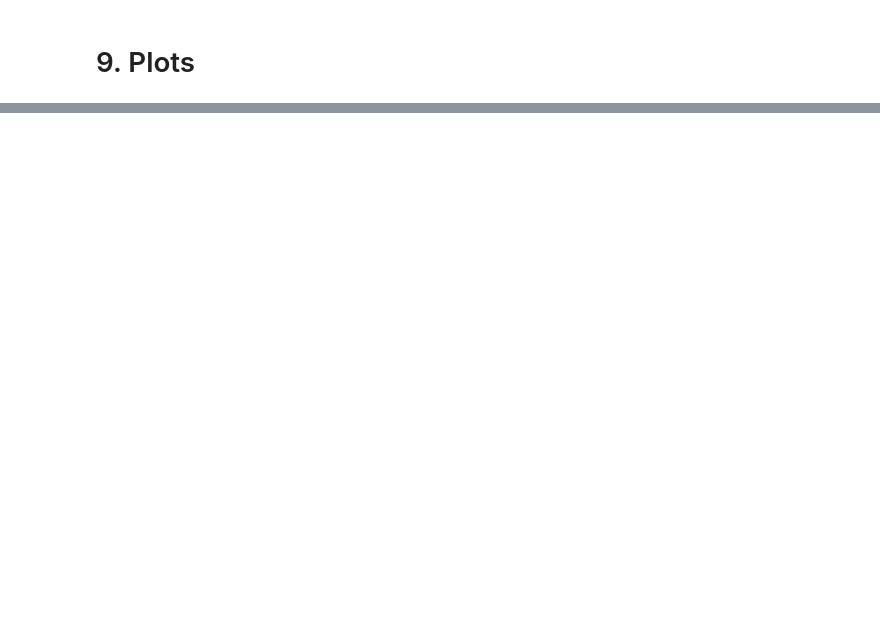
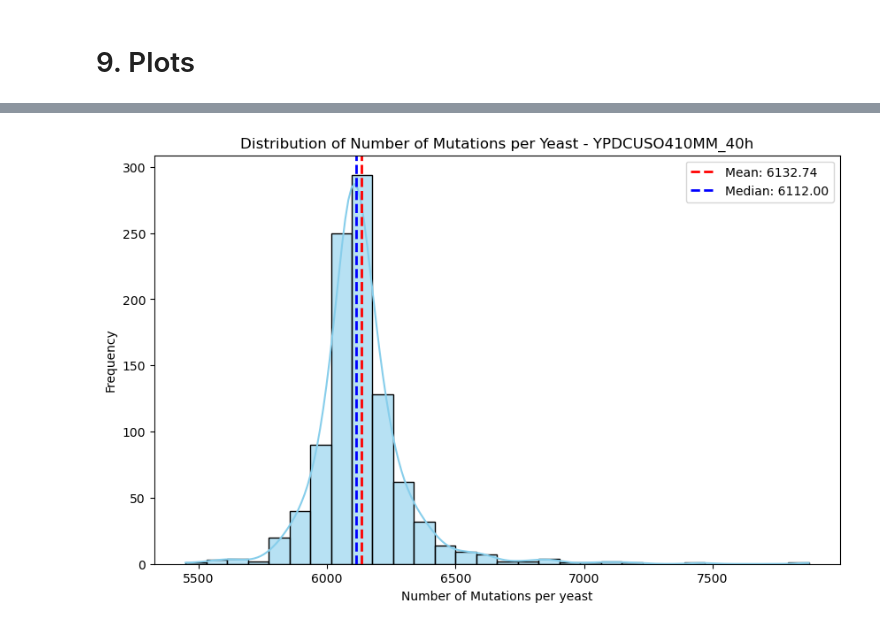
Before and after one commit to paolabiocchi/Yeast_Project, a Jupyter notebook: extract_data.ipynb, the cells around one changed output, grey strips where cells are left out. Saved outputs shown, nothing was run; the diff lists cells and outputs as text; code cells hidden in the pictures; blank space fills up the shorter version.

```diff
--- a/extract_data.ipynb
+++ b/extract_data.ipynb
@@ -340,0 +389,36 @@ plt.show()
+# %%
+#X_data = X_matrix.drop(columns=["Yeast_ID"])
+num_last_columns = cnv_data.shape[0]
+
+# Calculate the number of mutations per yeast (i.e., sum across each row)
+mutation_counts = X_data.iloc[:, -num_last_columns:].sum(axis=1)
+
+# Set up the figure
+plt.figure(figsize=(10, 6))
+
+# Plot the distribution using Seaborn
+sns.histplot(mutation_counts, kde=True, bins=30, color='skyblue', alpha=0.6)
+
+# Calculate mean and median
+mean_val = mutation_counts.mean()
+median_val = mutation_counts.median()
+
+# Plot lines for mean and median
+plt.axvline(mean_val, color='red', linestyle='dashed', linewidth=2, label=f'Mean: {mean_val:.2f}')
+plt.axvline(median_val, color='blue', linestyle='dashed', linewidth=2, label=f'Median: {median_val:.2f}')
+
+# Add title and labels
+plt.title(f'Distribution of Number of Mutations per Yeast - {phenotype}')
+plt.xlabel('Number of Mutations per yeast')
+plt.ylabel('Frequency')
+
+# Add legend
+plt.legend()
+
+# Save the plot to a file (e.g., as a PNG file)
+plt.savefig(f'results/plots/mutation_per_yeast_{phenotype}.png', dpi=300, bbox_inches='tight')
+
+# Show the plot
+plt.show()
+# %% [output]
+[figure, added]
```
Also changed, not shown: parts of 13 cells of this notebook.
